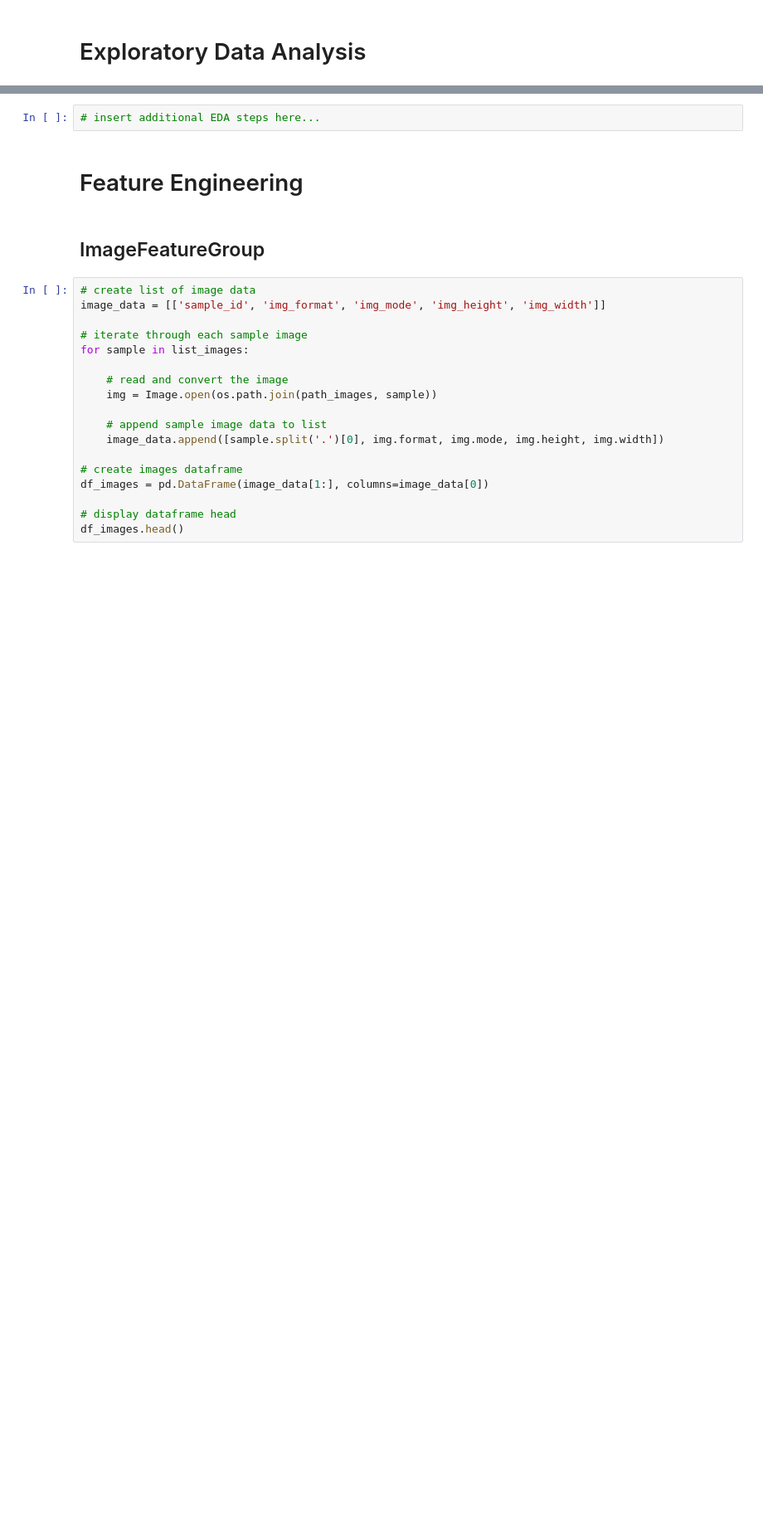
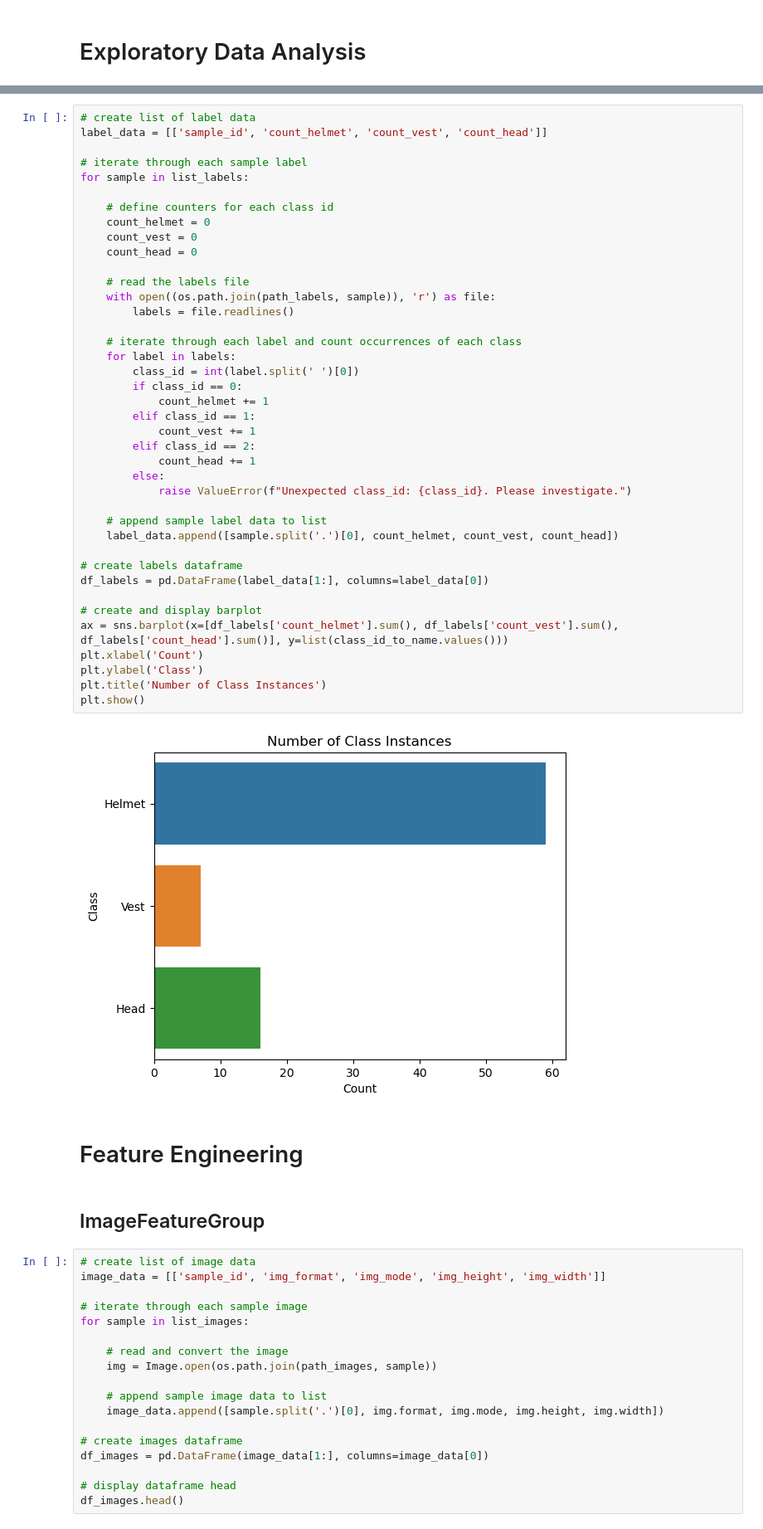
Before and after one commit to jerm914/Job-Site-Safety---AAI-540, a Jupyter notebook: Jason/01_FeatureStore_Jason.ipynb, the cells around one changed output, grey strips where cells are left out. Shown at 83% size. Saved outputs shown, nothing was run; the diff lists cells and outputs as text; blank space fills up the shorter version.

```diff
--- a/Jason/01_FeatureStore_Jason.ipynb
+++ b/Jason/01_FeatureStore_Jason.ipynb
@@ -189,5 +192,45 @@ plot_images_with_labels(random_image_paths, random_label_paths)
 # %%
-# insert additional EDA steps here...
+# create list of label data
+label_data = [['sample_id', 'count_helmet', 'count_vest', 'count_head']]
+
+# iterate through each sample label
+for sample in list_labels:
+
+    # define counters for each class id
+    count_helmet = 0
+    count_vest = 0
+    count_head = 0
+
+    # read the labels file
+    with open((os.path.join(path_labels, sample)), 'r') as file:
+        labels = file.readlines()
+
+    # iterate through each label and count occurrences of each class
+    for label in labels:
+        class_id = int(label.split(' ')[0])
+        if class_id == 0:
+            count_helmet += 1
+        elif class_id == 1:
+            count_vest += 1
+        elif class_id == 2:
+            count_head += 1
+        else:
+            raise ValueError(f"Unexpected class_id: {class_id}. Please investigate.")
+
+    # append sample label data to list
+    label_data.append([sample.split('.')[0], count_helmet, count_vest, count_head])
+
+# create labels dataframe
+df_labels = pd.DataFrame(label_data[1:], columns=label_data[0])
+
+# create and display barplot
+ax = sns.barplot(x=[df_labels['count_helmet'].sum(), df_labels['count_vest'].sum(), df_labels['count_head'].sum()], y=list(class_id_to_name.values()))
+plt.xlabel('Count')
+plt.ylabel('Class')
+plt.title('Number of Class Instances')
+plt.show()
+# %% [output]
+[figure, added]
 # %% [markdown]
 # Feature Engineering
 # %% [markdown]
```
Also changed, not shown: parts of 19 cells of this notebook.
